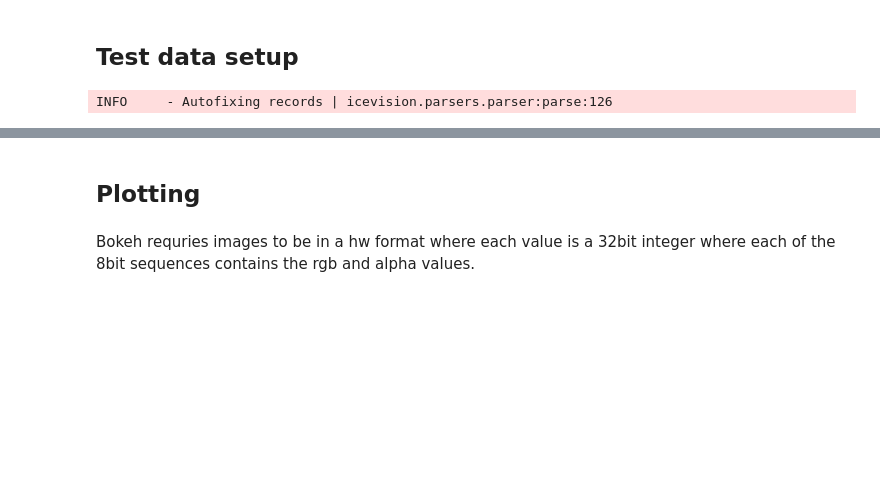
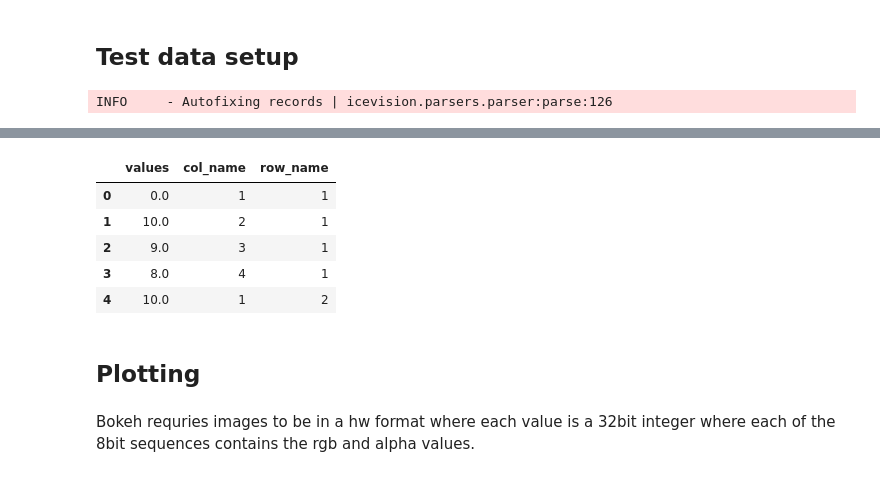
Before and after one commit to fstroth/icevision_dashboards, a Jupyter notebook: nbs/utils.ipynb, the cells around one changed output, grey strips where cells are left out. Drawn from its saved outputs; the diff is of its cells as text; code cells hidden in the pictures; blank space fills up the shorter version.

```diff
--- a/nbs/utils.ipynb
+++ b/nbs/utils.ipynb
@@ -70,0 +123,31 @@ test_agg_data.head()
+# %%
+#export
+def get_mixing_matrix(data, mixing_col, mixing_objects, return_df=True):
+    """Calculates mixing matrix for the mixing_objects column where they mix in the mixing_col.
+    By standard the object class mixing matrix over the images is calculated.
+    Returns the mixing matrix and the mapping between label and mixing matrix index.
+    If return_df is True (default) a dataframe (instead of the mixing matrix) will be returned that can be directly consumed by histogram_2d."""
+    # map labels to the mixing matrix index
+    mapping = {i:j for j,i in enumerate(np.sort(data[mixing_objects].unique()))}
+    mixing_matrix = np.zeros([data[mixing_objects].nunique(), data[mixing_objects].nunique()])
+    mixing_groups = data.groupby(mixing_col)
+    # iterate over each individual element with the same mixing_col to calculate the mixing based on the mixing_objects
+    for group_key, group in mixing_groups:
+        # handel self mixing
+        for value, count in group[mixing_objects].value_counts().iteritems():
+            if count > 1:
+                mixing_matrix[mapping[value]] += 1
+        # handel mixing of different objects
+        permutations = np.array(np.meshgrid(group[mixing_objects].unique(), group[mixing_objects].unique())).T.reshape(-1,2)
+        for permutation in permutations:
+            # avoid double counting in the self mixing
+            if permutation[0] != permutation[1]:
+                mixing_matrix[mapping[permutation[0]], mapping[permutation[1]]] += 1
+    if return_df:
+        df_dict = {"values": [], "col_name": [], "row_name": []}
+        for row_name, row in zip(mapping, mixing_matrix):
+            df_dict["values"] += row.tolist()
+            df_dict["row_name"] += [row_name]*len(mapping)
+            df_dict["col_name"] += mapping
+        return pd.DataFrame(df_dict), mapping
+    return mixing_matrix, mapping
@@ -71,3 +156,17 @@ test_agg_data.head()
+# %%
+# test without class_map
+test_mixing_matrix_df, test_mixing_matrix_mapping = get_mixing_matrix(aggregate_record_data(test_valid_records), mixing_col="filepath", mixing_objects="label")
+# test class_map
+test_mixing_matrix_df, test_mixing_matrix_mapping = get_mixing_matrix(test_agg_data, mixing_col="filepath", mixing_objects="label")
+# %%
+test_mixing_matrix_df.head()
+# %% [output]
+|  | values | col_name | row_name |
+| 0 | 0.0 | 1 | 1 |
+| 1 | 10.0 | 2 | 1 |
+| 2 | 9.0 | 3 | 1 |
+| 3 | 8.0 | 4 | 1 |
+| 4 | 10.0 | 1 | 2 |
 # %% [markdown]
 ## Plotting
 # %%
```
Also changed, not shown: parts of 22 cells of this notebook, 9 other files.
